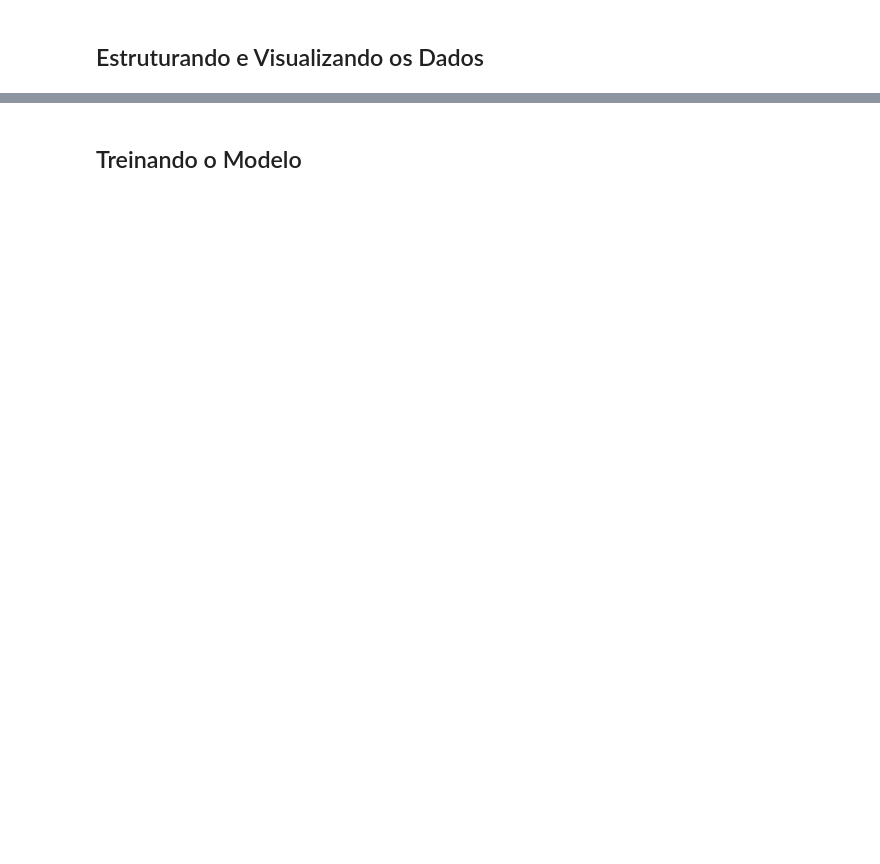
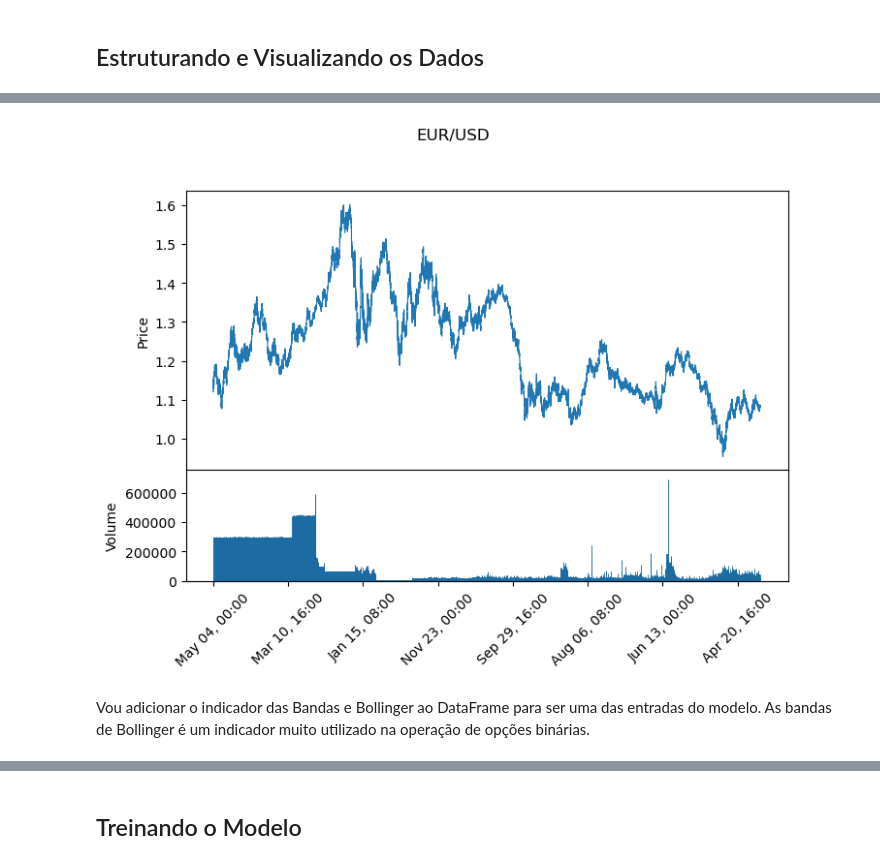
Before and after one commit to akashj-creator/BinaryOptionsXGB, a Jupyter notebook: Predict Future Price - Binary Option of USDCAD - V6.ipynb, the cells around one changed output, grey strips where cells are left out. Saved outputs shown, nothing was run; the diff lists cells and outputs as text; code cells hidden in the pictures; blank space fills up the shorter version.

```diff
--- a/Predict Future Price - Binary Option of USDCAD - V6.ipynb
+++ b/Predict Future Price - Binary Option of USDCAD - V6.ipynb
@@ -520,0 +28,8 @@ display(df_train.tail())
+# %%
+h = pd.read_csv('data/EURUSD_Candlestick_1_Hour_BID_03.05.2003-01.03.2024.csv')
+o = pd.read_csv('data/XAUUSD_Candlestick_1_Hour_BID_03.05.2003-01.03.2024.csv')
+g = pd.read_csv('data/USDCAD_Candlestick_1_Hour_BID_02.08.2003-01.03.2024.csv')
+# %%
+df1 = pd.DataFrame(h)
+display(df1.head())
+display(df1.tail())
@@ -520,0 +49,15 @@ display(df_train.tail())
+# %%
+eur_usd = df1.copy()
+eur_usd.index = pd.to_datetime(eur_usd['Gmt time'], format='%d.%m.%Y %H:%M:%S.%f')
+
+eur_usd = eur_usd.rename(columns={'Open':'open', 'High':'high', 'Low':'low', 'Close':'close', 'Volume':'volume'})
+
+mc = mpf.make_marketcolors(up='g', down='r', wick='inherit', edge='inherit')
+s = mpf.make_mpf_style(marketcolors=mc)
+kwargs = dict(type='line', volume=True, figratio=(12,8), figscale=1.0, style=s, title='EUR/USD', warn_too_much_data=10000000)
+
+mpf.plot(eur_usd, **kwargs)
+# %% [output]
+[figure, added]
+# %% [markdown]
+Vou adicionar o indicador das Bandas e Bollinger ao DataFrame para ser uma das entradas do modelo. As bandas de Bollinger é um indicador muito utilizado na operação de opções binárias.
```
Also changed, not shown: parts of 69 cells of this notebook, 13 other files.
